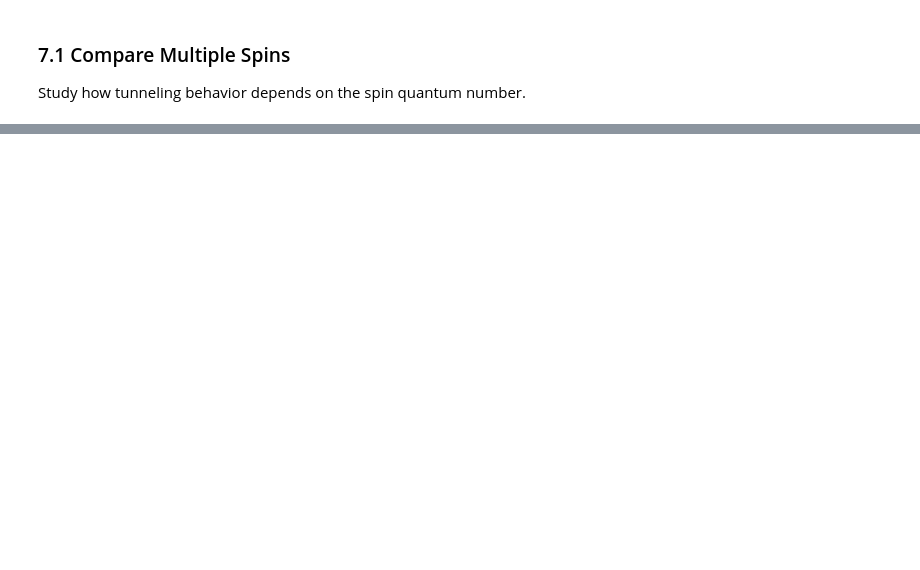
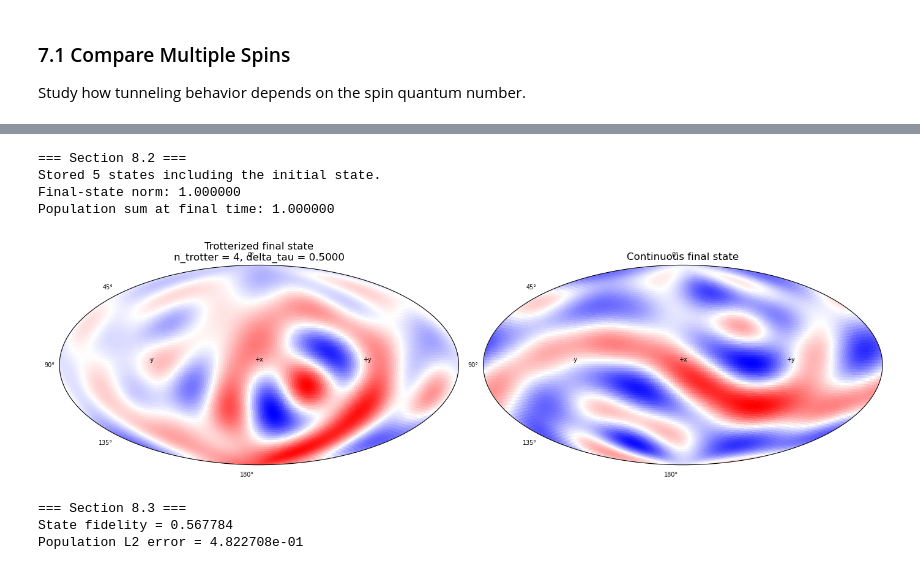
Before and after one commit to arjenvaartjes/Psyduck, a Jupyter notebook: examples/chaosqkt/ChaosQKT_psyduck.ipynb, the cells around one changed output, grey strips where cells are left out. Saved outputs shown, nothing was run; the diff lists cells and outputs as text; code cells hidden in the pictures; blank space fills up the shorter version.

```diff
--- a/examples/chaosqkt/ChaosQKT_psyduck.ipynb
+++ b/examples/chaosqkt/ChaosQKT_psyduck.ipynb
@@ -519,0 +542,16 @@ Computed 41 states across 40 kicks
+# %%
+# Section 8.2: Execute the Trotterized Evolution
+
+psi_trotter_trajectory = qkt.run_trotterized_evolution(psi0, U_step, n_trotter)
+trotter_populations = qkt.states_to_population_array(psi_trotter_trajectory)
+psi_trotter_final = psi_trotter_trajectory[-1]
+
+print("=== Section 8.2 ===")
+print(f"Stored {len(psi_trotter_trajectory)} states including the initial state.")
+print(f"Final-state norm: {psi_trotter_final.norm():.6f}")
+print(f"Population sum at final time: {trotter_populations[-1].sum():.6f}")
+# %% [output]
+=== Section 8.2 ===
+Stored 5 states including the initial state.
+Final-state norm: 1.000000
+Population sum at final time: 1.000000
@@ -519,0 +570,37 @@ Computed 41 states across 40 kicks
+# %%
+fig, axes = plt.subplots(1, 2, figsize=(14, 5), subplot_kw={'projection': 'hammer'})
+
+wigner_plot_hammer(
+    psi_trotter_final,
+    fig=fig,
+    ax=axes[0],
+    n_theta=101,
+    n_phi=201,
+    cmap='bwr'
+)
+axes[0].set_title(
+    f'Trotterized final state\n'
+    f'n_trotter = {n_trotter}, delta_tau = {delta_tau:.4f}'
+)
+
+wigner_plot_hammer(
+    psi_continuous_final,
+    fig=fig,
+    ax=axes[1],
+    n_theta=101,
+    n_phi=201,
+    cmap='bwr'
+)
+axes[1].set_title('Continuous final state')
+
+plt.tight_layout()
+plt.show()
+
+print("=== Section 8.3 ===")
+print(f"State fidelity = {comparison_fidelity:.6f}")
+print(f"Population L2 error = {population_error:.6e}")
+# %% [output]
+[figure, added]
+=== Section 8.3 ===
+State fidelity = 0.567784
+Population L2 error = 4.822708e-01
```
Also changed, not shown: parts of 40 cells of this notebook, 46 other files.
